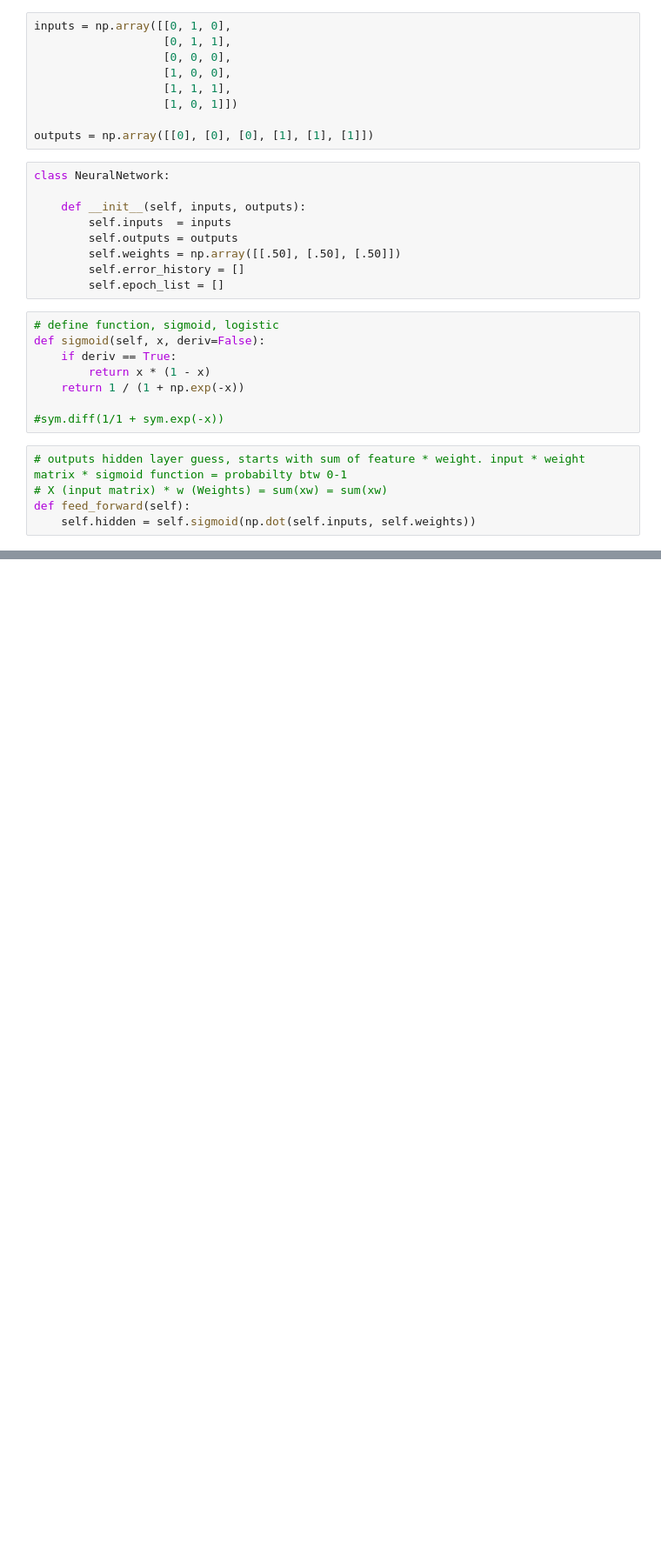
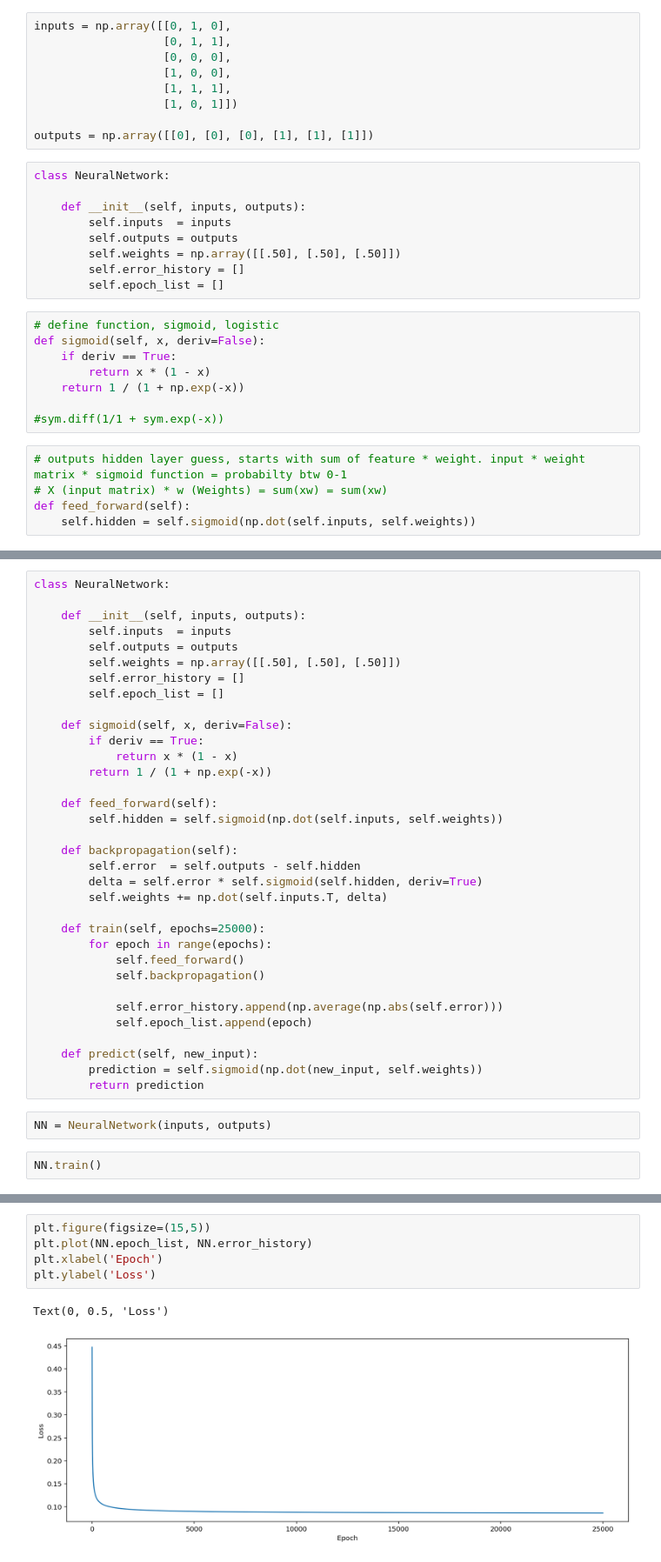
Before and after one commit to masonkadem/mathfunctions, a Jupyter notebook: neural_net_simple.ipynb, the cells around one changed output, grey strips where cells are left out. Shown: that part at 87% size. Cells and saved outputs as stored; diff of their text form; blank space fills up the shorter version.

Commit message:
completed OOP neural net, improve derivatives notebook

```diff
--- a/neural_net_simple.ipynb
+++ b/neural_net_simple.ipynb
@@ -91,0 +112,38 @@ SyntaxError: invalid syntax (<ipython-input-29-bb2c6e590aaf>, line 1)
+# %%
+class NeuralNetwork:
+
+    def __init__(self, inputs, outputs):
+        self.inputs  = inputs
+        self.outputs = outputs
+        self.weights = np.array([[.50], [.50], [.50]])
+        self.error_history = []
+        self.epoch_list = []
+
+    def sigmoid(self, x, deriv=False):
+        if deriv == True:
+            return x * (1 - x)
+        return 1 / (1 + np.exp(-x))
+
+    def feed_forward(self):
+        self.hidden = self.sigmoid(np.dot(self.inputs, self.weights))
+
+    def backpropagation(self):
+        self.error  = self.outputs - self.hidden
+        delta = self.error * self.sigmoid(self.hidden, deriv=True)
+        self.weights += np.dot(self.inputs.T, delta)
+
+    def train(self, epochs=25000):
+        for epoch in range(epochs):
+            self.feed_forward()
+            self.backpropagation()
+
+            self.error_history.append(np.average(np.abs(self.error)))
+            self.epoch_list.append(epoch)
+
+    def predict(self, new_input):
+        prediction = self.sigmoid(np.dot(new_input, self.weights))
+        return prediction
+# %%
+NN = NeuralNetwork(inputs, outputs)
+# %%
+NN.train()
@@ -91,0 +159,8 @@ SyntaxError: invalid syntax (<ipython-input-29-bb2c6e590aaf>, line 1)
+# %%
+plt.figure(figsize=(15,5))
+plt.plot(NN.epoch_list, NN.error_history)
+plt.xlabel('Epoch')
+plt.ylabel('Loss')
+# %% [output]
+Text(0, 0.5, 'Loss')
+[figure, added]
```
Also changed, not shown: parts of 9 cells of this notebook, 1 other file.
